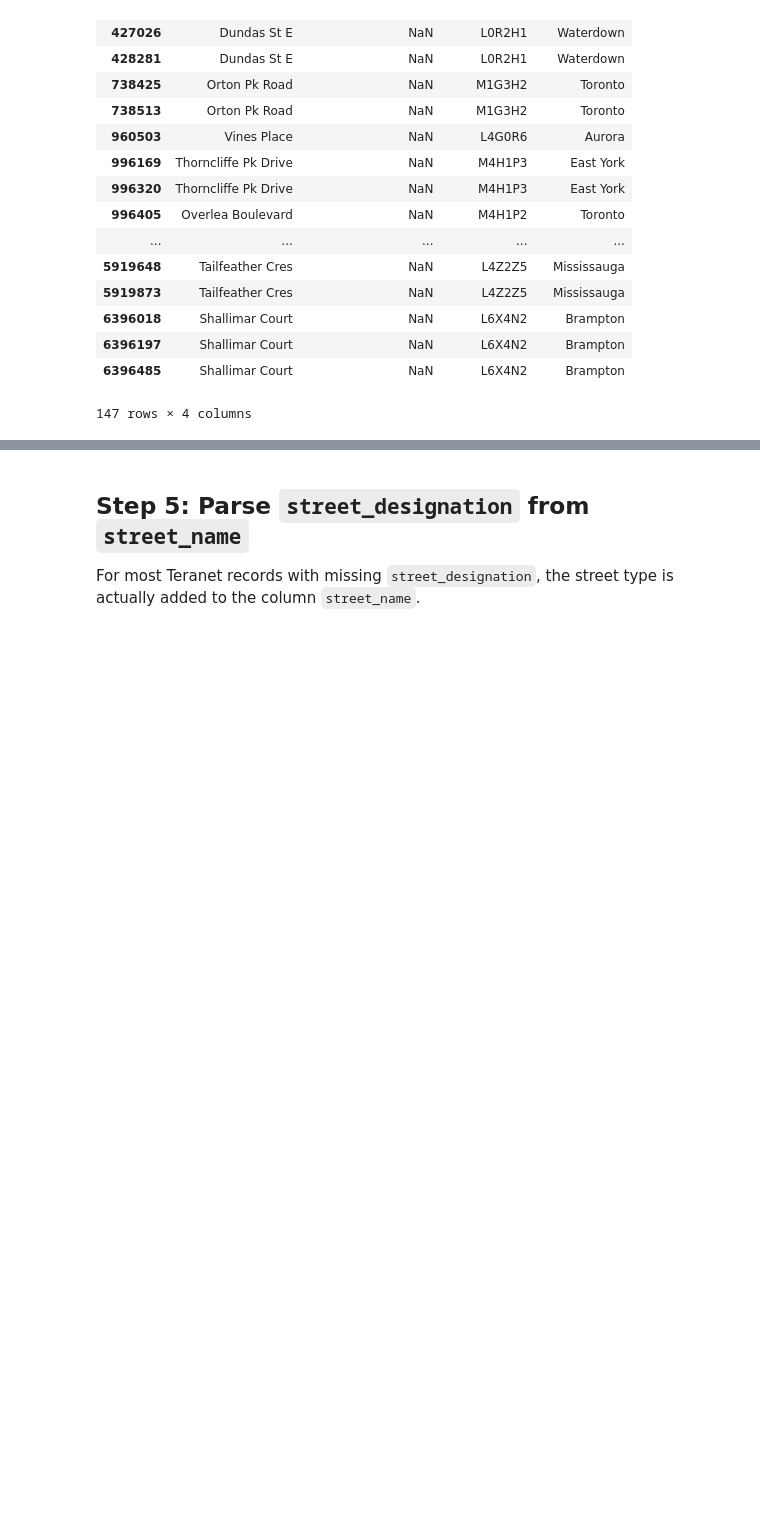
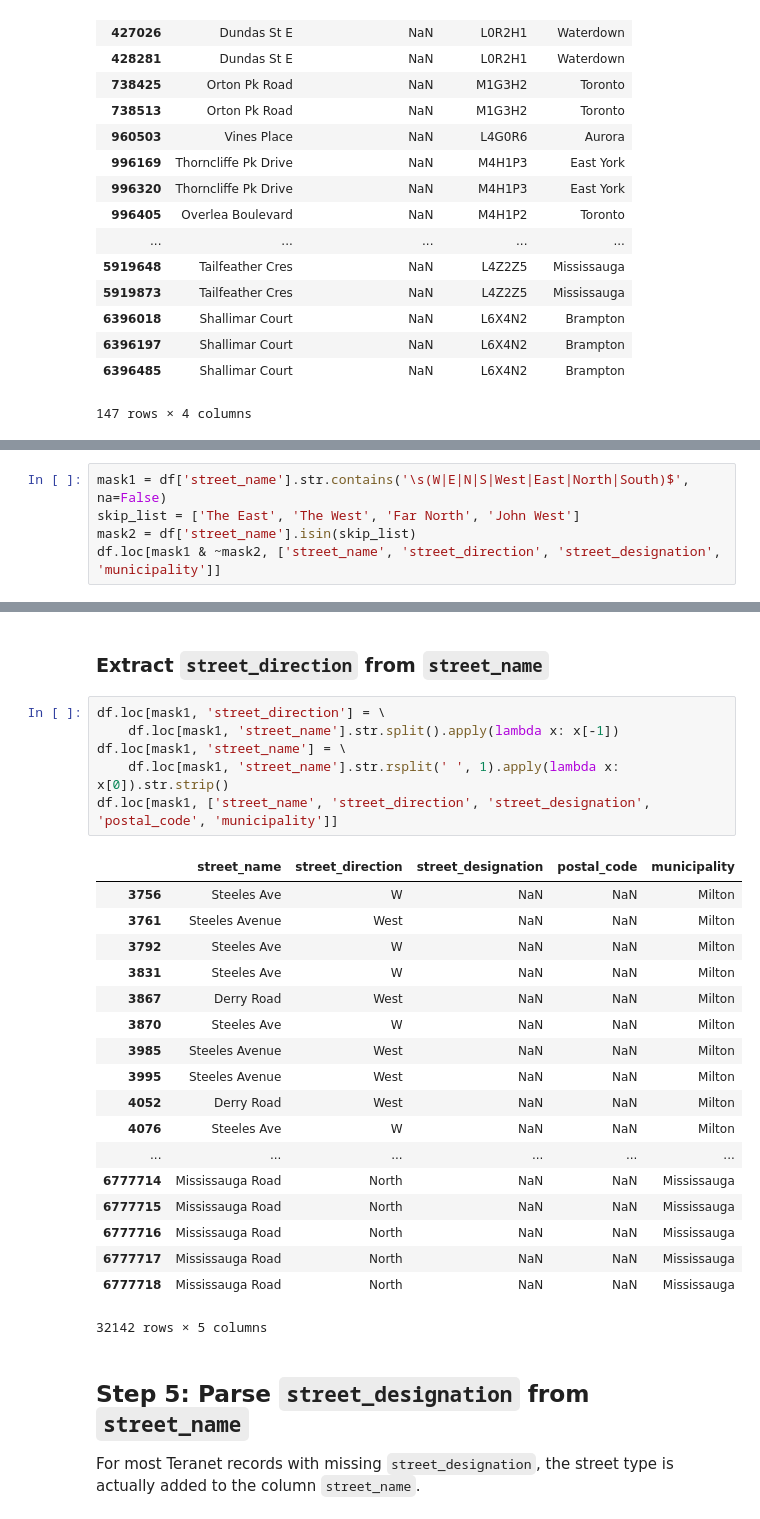
Before and after one commit to stepan-o/geo, a Jupyter notebook: notebooks/2.scrub/2.2_teranet_consistency.ipynb, the cells around one changed output, grey strips where cells are left out. Cells and saved outputs as stored; diff of their text form; blank space fills up the shorter version.

Commit message:
parse 'street_direction' from 'street_name'

```diff
--- a/notebooks/2.scrub/2.2_teranet_consistency.ipynb
+++ b/notebooks/2.scrub/2.2_teranet_consistency.ipynb
@@ -237,0 +241,5 @@ df.loc[mask1, ['street_name', 'street_designation', 'postal_code', 'municipality
+# %%
+mask1 = df['street_name'].str.contains('\s(W|E|N|S|West|East|North|South)$', na=False)
+skip_list = ['The East', 'The West', 'Far North', 'John West']
+mask2 = df['street_name'].isin(skip_list)
+df.loc[mask1 & ~mask2, ['street_name', 'street_direction', 'street_designation', 'municipality']]
@@ -238,3 +265,30 @@ df.loc[mask1, ['street_name', 'street_designation', 'postal_code', 'municipality
+# %% [markdown]
+### Extract `street_direction` from `street_name`
+# %%
+df.loc[mask1, 'street_direction'] = \
+    df.loc[mask1, 'street_name'].str.split().apply(lambda x: x[-1])
+df.loc[mask1, 'street_name'] = \
+    df.loc[mask1, 'street_name'].str.rsplit(' ', 1).apply(lambda x: x[0]).str.strip()
+df.loc[mask1, ['street_name', 'street_direction', 'street_designation', 'postal_code', 'municipality']]
+# %% [output]
+|  | street_name | street_direction | street_designation | postal_code | municipality |
+| 3756 | Steeles Ave | W | NaN | NaN | Milton |
+| 3761 | Steeles Avenue | West | NaN | NaN | Milton |
+| 3792 | Steeles Ave | W | NaN | NaN | Milton |
+| 3831 | Steeles Ave | W | NaN | NaN | Milton |
+| 3867 | Derry Road | West | NaN | NaN | Milton |
+| 3870 | Steeles Ave | W | NaN | NaN | Milton |
+| 3985 | Steeles Avenue | West | NaN | NaN | Milton |
+| 3995 | Steeles Avenue | West | NaN | NaN | Milton |
+| 4052 | Derry Road | West | NaN | NaN | Milton |
+| 4076 | Steeles Ave | W | NaN | NaN | Milton |
+| ... | ... | ... | ... | ... | ... |
+| 6777714 | Mississauga Road | North | NaN | NaN | Mississauga |
+| 6777715 | Mississauga Road | North | NaN | NaN | Mississauga |
+| 6777716 | Mississauga Road | North | NaN | NaN | Mississauga |
+| 6777717 | Mississauga Road | North | NaN | NaN | Mississauga |
+| 6777718 | Mississauga Road | North | NaN | NaN | Mississauga |
+32142 rows × 5 columns
 # %% [markdown]
 ## Step 5: Parse `street_designation` from `street_name`
 For most Teranet records with missing `street_designation`, the street type is actually added to the column `street_name`.
```
Also changed, not shown: parts of 2 cells of this notebook.
